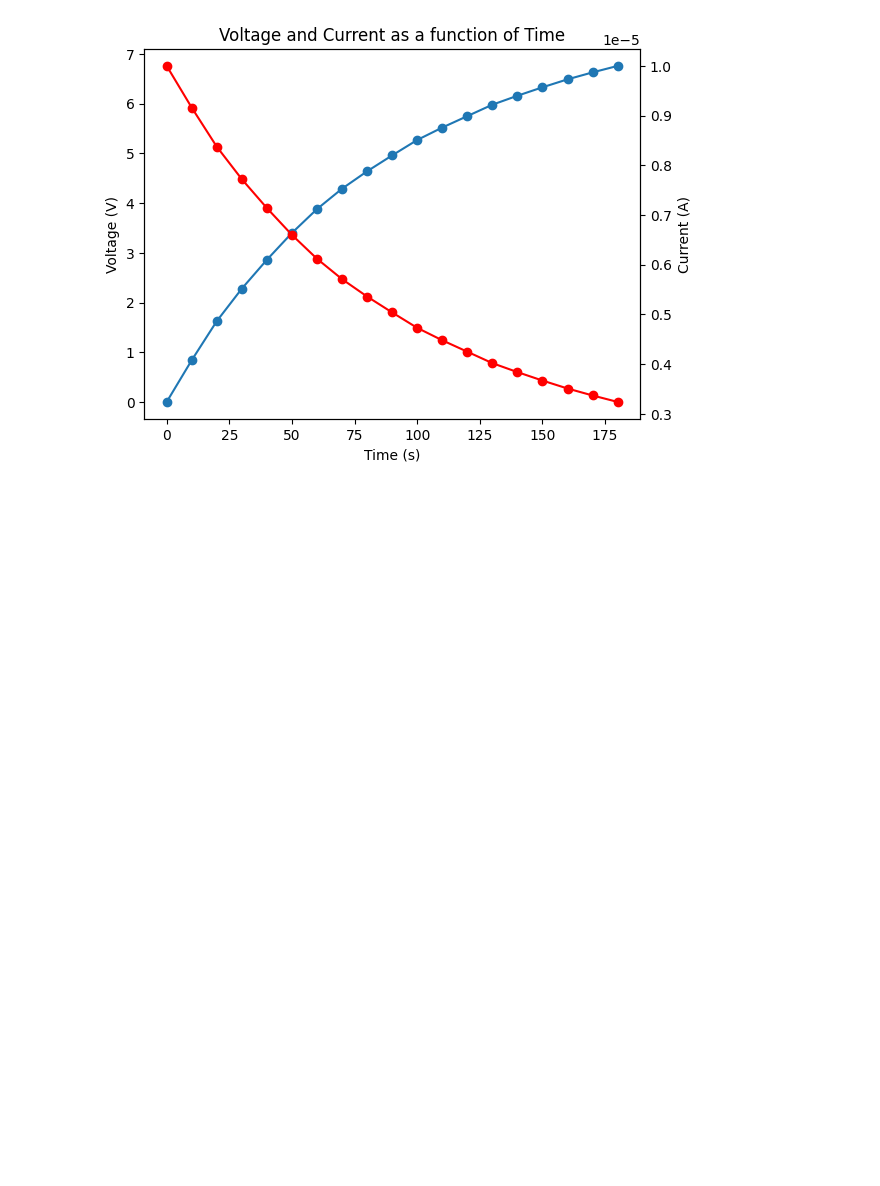
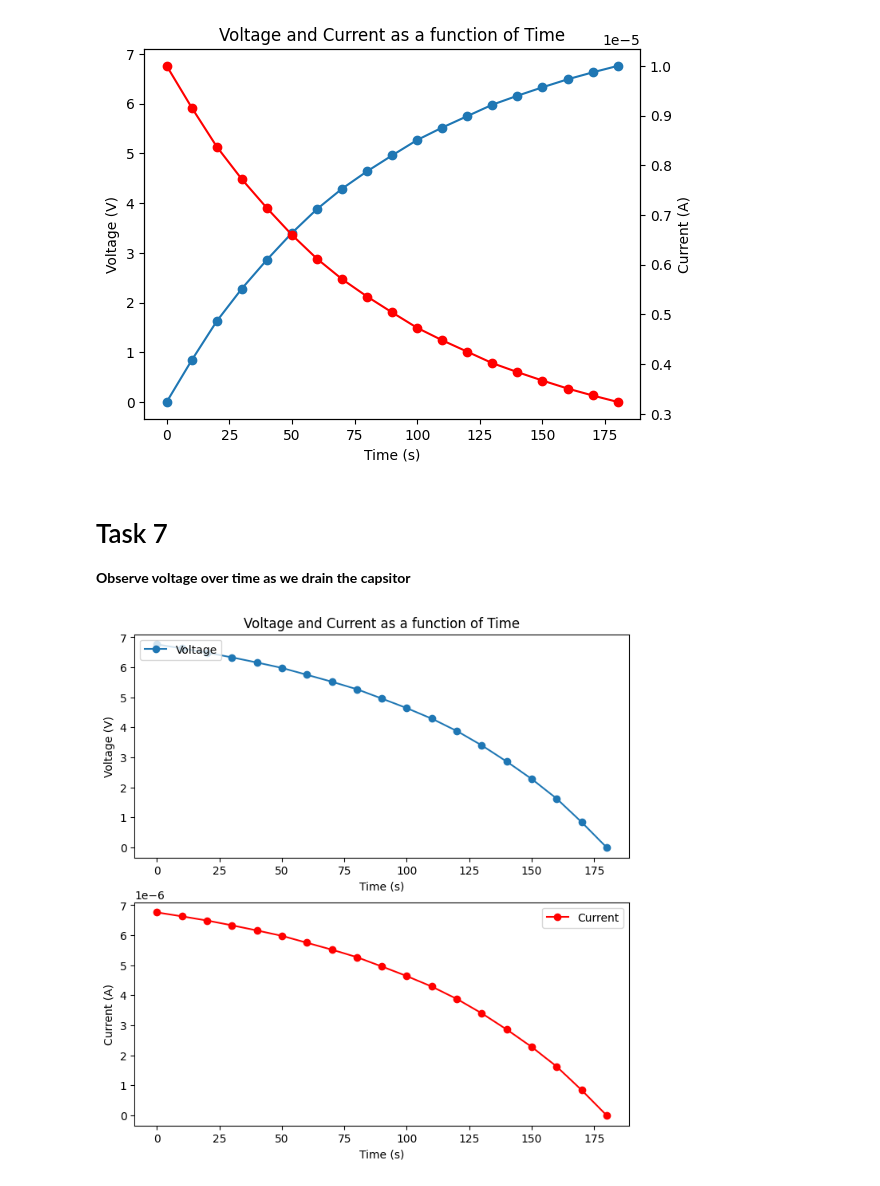
Before and after one commit to erikbohne/TTT4203_Intro_Analog_and_Digital_Electronics, a Jupyter notebook: ERT10/ERT10.ipynb, the cells around one changed output. Drawn from its saved outputs; the diff is of its cells as text; code cells hidden in the pictures; blank space fills up the shorter version.

```diff
--- a/ERT10/ERT10.ipynb
+++ b/ERT10/ERT10.ipynb
@@ -86,3 +86,33 @@ ax2.set_ylabel('Current (A)')
 plt.show()
 # %% [output]
 [figure]
+# %% [markdown]
+# Task 7
+**Observe voltage over time as we drain the capsitor**
+# %%
+# Voltage observations
+U = [7.20, 6.42, 5.83, 5.27, 4.78, 4.34, 3.95, 3.60, 3.28, 3.00, 2.74, 2.51, 2.30, 2.11, 1.94, 1.78, 1.64, 1.51, 1.39, 1.28, 1.18, 1.09, 1.01, 0.93, 0.86, 0.80, 0.74, 0.69, 0.64, 0.59, 0.55, 0.51, 0.47, 0.44, 0.41, 0.38, 0.35, 0.33, 0.31, 0.29, 0.27, 0.25, 0.23, 0.22, 0.20, 0.19, 0.18, 0.17, 0.16, 0.15, 0.14] # In V
+
+# Calculate the current
+I = np.divide(U, R1)
+
+# Create a figure with two subplots
+fig, (ax1, ax2) = plt.subplots(2, 1, figsize=(8, 8))
+
+# Plot the voltage vs time on the first subplot
+ax1.plot(t, U, 'o-', label='Voltage')
+ax1.set_ylabel('Voltage (V)')
+ax1.set_xlabel('Time (s)')
+ax1.set_title('Voltage and Current as a function of Time')
+ax1.legend(loc='upper left')
+
+# Plot the current vs time on the second subplot
+ax2.plot(t, I, 'o-', color='red', label='Current')
+ax2.set_ylabel('Current (A)')
+ax2.set_xlabel('Time (s)')
+ax2.legend(loc='upper right')
+
+# Show the plot
+plt.show()
+# %% [output]
+[figure, added]
```
Also changed, not shown: 1 other file.
